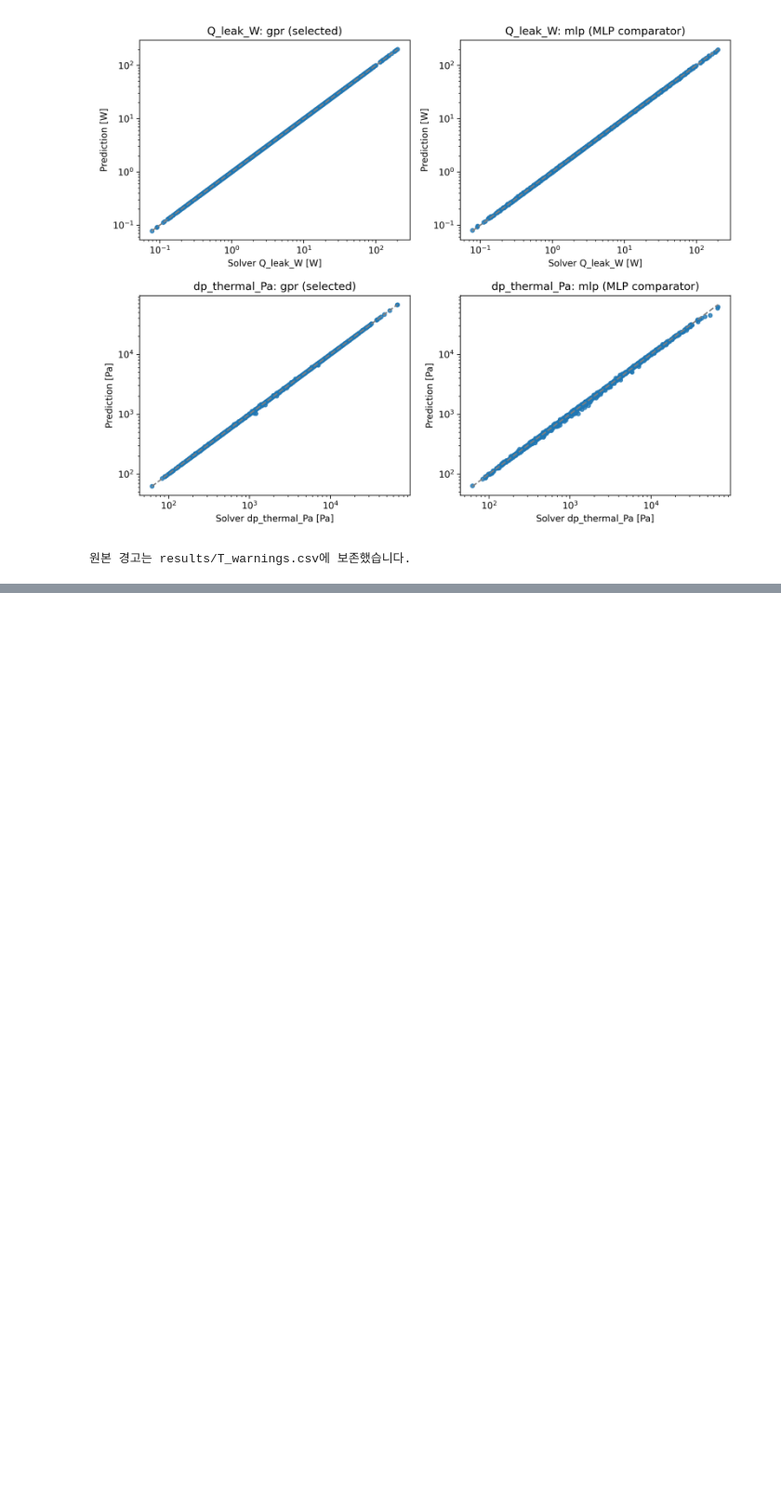
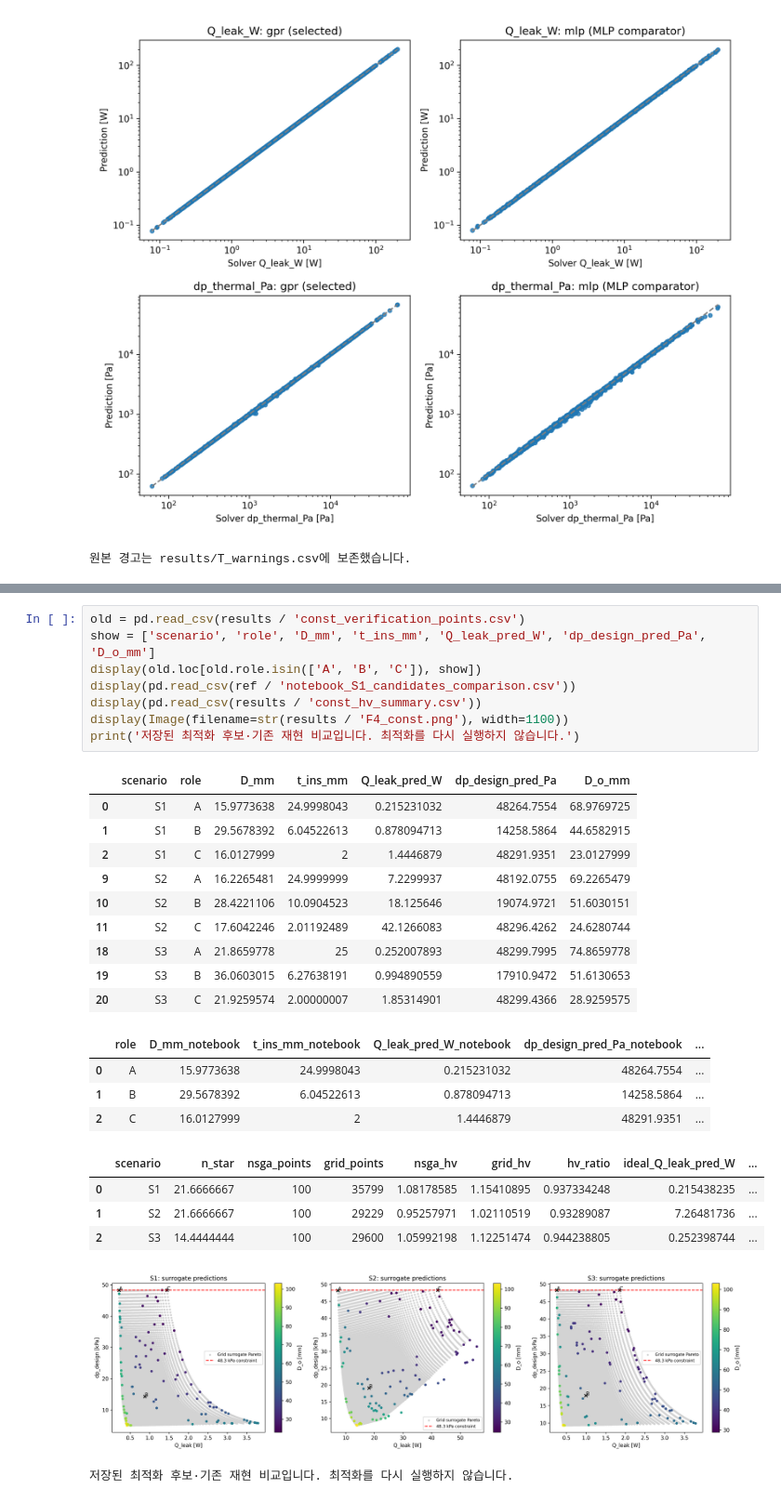
Before and after one commit to Yujinwoo1/lh2-suction-pipe-opt, a Jupyter notebook: submission/LH2_core.ipynb, the cells around one changed output, grey strips where cells are left out. Shown at 93% size. Cells and saved outputs as stored; diff of their text form; blank space fills up the shorter version.

```diff
--- a/submission/LH2_core.ipynb
+++ b/submission/LH2_core.ipynb
@@ -373,3 +215,32 @@ S1 NSGA-II 실행 시간: 18.4초
+# %%
+old = pd.read_csv(results / 'const_verification_points.csv')
+show = ['scenario', 'role', 'D_mm', 't_ins_mm', 'Q_leak_pred_W', 'dp_design_pred_Pa', 'D_o_mm']
+display(old.loc[old.role.isin(['A', 'B', 'C']), show])
+display(pd.read_csv(ref / 'notebook_S1_candidates_comparison.csv'))
+display(pd.read_csv(results / 'const_hv_summary.csv'))
+display(Image(filename=str(results / 'F4_const.png'), width=1100))
+print('저장된 최적화 후보·기존 재현 비교입니다. 최적화를 다시 실행하지 않습니다.')
+# %% [output]
+|  | scenario | role | D_mm | t_ins_mm | Q_leak_pred_W | dp_design_pred_Pa | D_o_mm |
+| 0 | S1 | A | 15.9773638 | 24.9998043 | 0.215231032 | 48264.7554 | 68.9769725 |
+| 1 | S1 | B | 29.5678392 | 6.04522613 | 0.878094713 | 14258.5864 | 44.6582915 |
+| 2 | S1 | C | 16.0127999 | 2 | 1.4446879 | 48291.9351 | 23.0127999 |
+| 9 | S2 | A | 16.2265481 | 24.9999999 | 7.2299937 | 48192.0755 | 69.2265479 |
+| 10 | S2 | B | 28.4221106 | 10.0904523 | 18.125646 | 19074.9721 | 51.6030151 |
+| 11 | S2 | C | 17.6042246 | 2.01192489 | 42.1266083 | 48296.4262 | 24.6280744 |
+| 18 | S3 | A | 21.8659778 | 25 | 0.252007893 | 48299.7995 | 74.8659778 |
+| 19 | S3 | B | 36.0603015 | 6.27638191 | 0.994890559 | 17910.9472 | 51.6130653 |
+| 20 | S3 | C | 21.9259574 | 2.00000007 | 1.85314901 | 48299.4366 | 28.9259575 |
+|  | role | D_mm_notebook | t_ins_mm_notebook | Q_leak_pred_W_notebook | dp_design_pred_Pa_notebook | ... |
+| 0 | A | 15.9773638 | 24.9998043 | 0.215231032 | 48264.7554 | ... |
+| 1 | B | 29.5678392 | 6.04522613 | 0.878094713 | 14258.5864 | ... |
+| 2 | C | 16.0127999 | 2 | 1.4446879 | 48291.9351 | ... |
+|  | scenario | n_star | nsga_points | grid_points | nsga_hv | grid_hv | hv_ratio | ideal_Q_leak_pred_W | ... |
+| 0 | S1 | 21.6666667 | 100 | 35799 | 1.08178585 | 1.15410895 | 0.937334248 | 0.215438235 | ... |
+| 1 | S2 | 21.6666667 | 100 | 29229 | 0.95257971 | 1.02110519 | 0.93289087 | 7.26481736 | ... |
+| 2 | S3 | 14.4444444 | 100 | 29600 | 1.05992198 | 1.12251474 | 0.944238805 | 0.252398744 | ... |
+[figure, added]
+저장된 최적화 후보·기존 재현 비교입니다. 최적화를 다시 실행하지 않습니다.
 # %% [markdown]
 ## 11. 결론과 한계
 열침입은 단순한 물리식도 정확하다. AI는 열적 압력 손실의 비선형 관계를 표현하고, 수력 비율 보정은 제약 경계의 판정 오차를 줄인다. 정확도와 설계 안전성은 별개의 지표이므로 오차율과 false safe/unsafe를 함께 본다.
```
Also changed, not shown: parts of 28 cells of this notebook, 17 other files.
